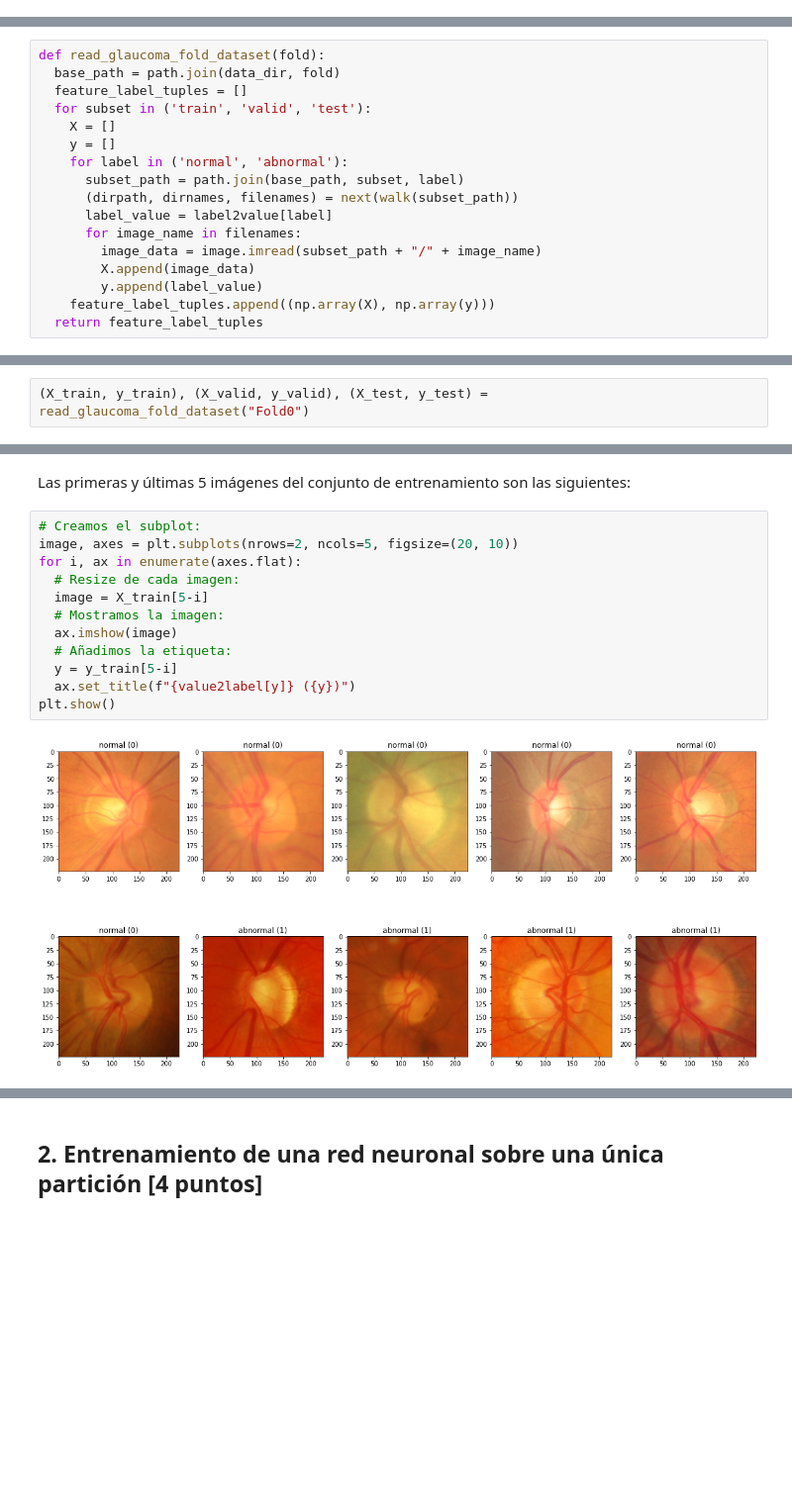
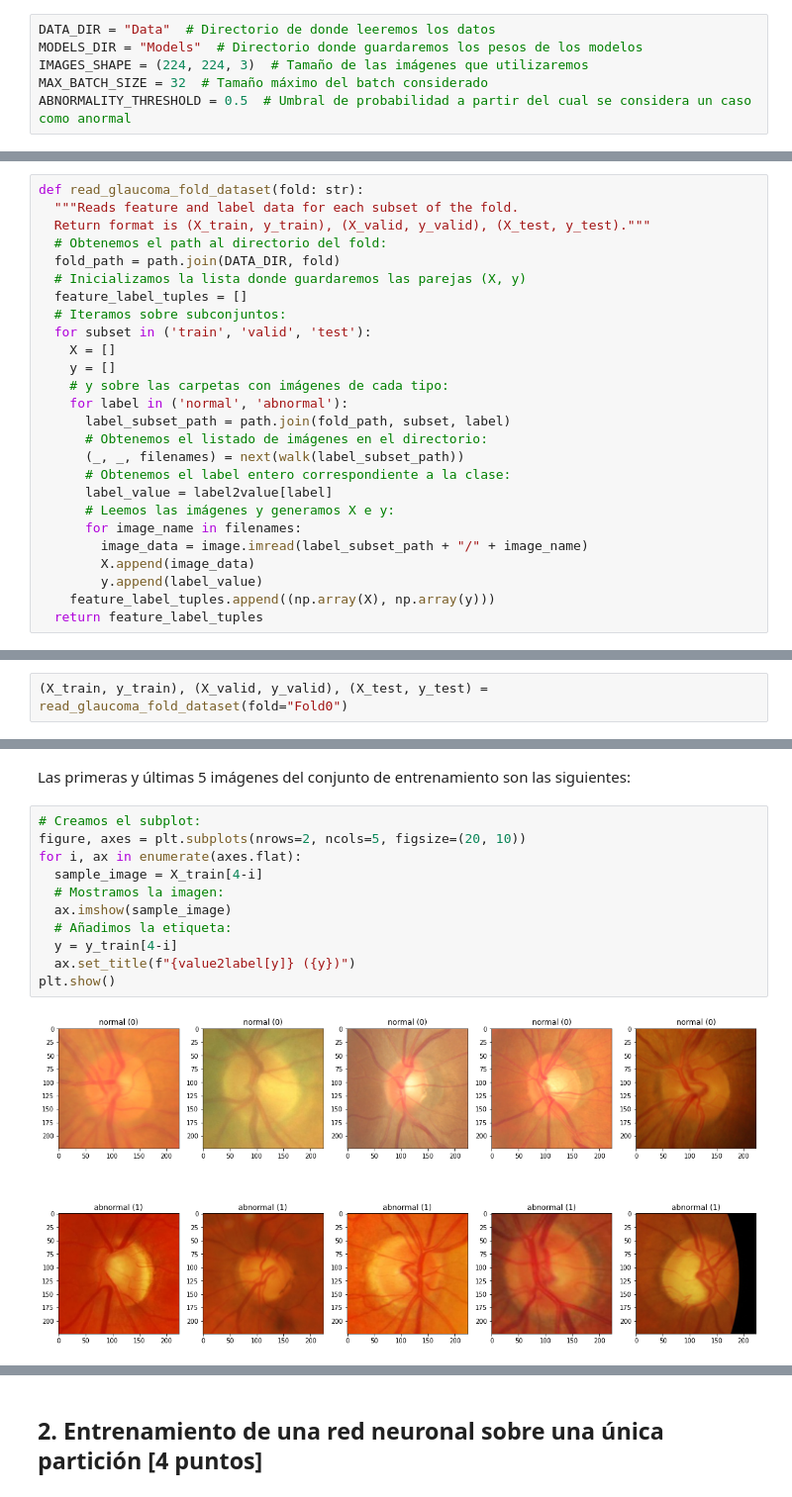
Before and after one commit to ander-elkoroaristizabal/Glaucoma-detection-w-CNNs, a Jupyter notebook: DL_PRA_AnderElkoaroaristizabal.ipynb, the cells around one changed output, grey strips where cells are left out. Shown at 99% size. Drawn from its saved outputs; the diff is of its cells as text; blank space fills up the shorter version.

```diff
--- a/DL_PRA_AnderElkoaroaristizabal.ipynb
+++ b/DL_PRA_AnderElkoaroaristizabal.ipynb
@@ -62,0 +90,6 @@ Empezamos importando los datos:
+# %%
+DATA_DIR = "Data"  # Directorio de donde leeremos los datos
+MODELS_DIR = "Models"  # Directorio donde guardaremos los pesos de los modelos
+IMAGES_SHAPE = (224, 224, 3)  # Tamaño de las imágenes que utilizaremos
+MAX_BATCH_SIZE = 32  # Tamaño máximo del batch considerado
+ABNORMALITY_THRESHOLD = 0.5  # Umbral de probabilidad a partir del cual se considera un caso como anormal
@@ -73,18 +133,27 @@ Drive already mounted at /content/drive/; to attempt to forcibly remount, call d
 # %%
 from os import walk, path
 # %%
-def read_glaucoma_fold_dataset(fold):
-  base_path = path.join(data_dir, fold)
+def read_glaucoma_fold_dataset(fold: str):
+  """Reads feature and label data for each subset of the fold.
+  Return format is (X_train, y_train), (X_valid, y_valid), (X_test, y_test)."""
+  # Obtenemos el path al directorio del fold:
+  fold_path = path.join(DATA_DIR, fold)
+  # Inicializamos la lista donde guardaremos las parejas (X, y)
   feature_label_tuples = []
+  # Iteramos sobre subconjuntos:
   for subset in ('train', 'valid', 'test'):
     X = []
     y = []
+    # y sobre las carpetas con imágenes de cada tipo:
     for label in ('normal', 'abnormal'):
-      subset_path = path.join(base_path, subset, label)
-      (dirpath, dirnames, filenames) = next(walk(subset_path))
+      label_subset_path = path.join(fold_path, subset, label)
+      # Obtenemos el listado de imágenes en el directorio:
+      (_, _, filenames) = next(walk(label_subset_path))
+      # Obtenemos el label entero correspondiente a la clase:
       label_value = label2value[label]
+      # Leemos las imágenes y generamos X e y:
       for image_name in filenames:
-        image_data = image.imread(subset_path + "/" + image_name)
+        image_data = image.imread(label_subset_path + "/" + image_name)
         X.append(image_data)
         y.append(label_value)
     feature_label_tuples.append((np.array(X), np.array(y)))
@@ -92,2 +169,2 @@ def read_glaucoma_fold_dataset(fold):
 # %%
-(X_train, y_train), (X_valid, y_valid), (X_test, y_test) = read_glaucoma_fold_dataset("Fold0")
+(X_train, y_train), (X_valid, y_valid), (X_test, y_test) = read_glaucoma_fold_dataset(fold="Fold0")
@@ -124,15 +212,14 @@ La proporción de casos abnormales en el evaluación es 0.53.
 Las primeras y últimas 5 imágenes del conjunto de entrenamiento son las siguientes:
 # %%
 # Creamos el subplot:
-image, axes = plt.subplots(nrows=2, ncols=5, figsize=(20, 10))
+figure, axes = plt.subplots(nrows=2, ncols=5, figsize=(20, 10))
 for i, ax in enumerate(axes.flat):
-  # Resize de cada imagen:
-  image = X_train[5-i]
+  sample_image = X_train[4-i]
   # Mostramos la imagen:
-  ax.imshow(image)
+  ax.imshow(sample_image)
   # Añadimos la etiqueta:
-  y = y_train[5-i]
+  y = y_train[4-i]
   ax.set_title(f"{value2label[y]} ({y})")
 plt.show()
 # %% [output]
-[figure, old version]
+[figure, new version]
```
Also changed, not shown: parts of 289 cells of this notebook, 3 other files.
